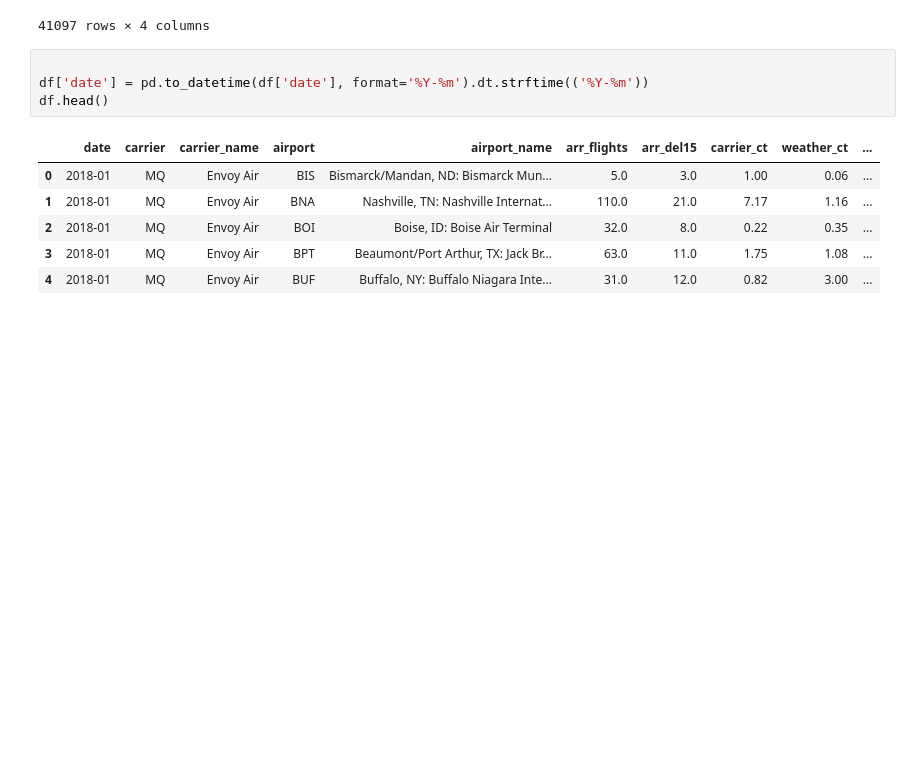
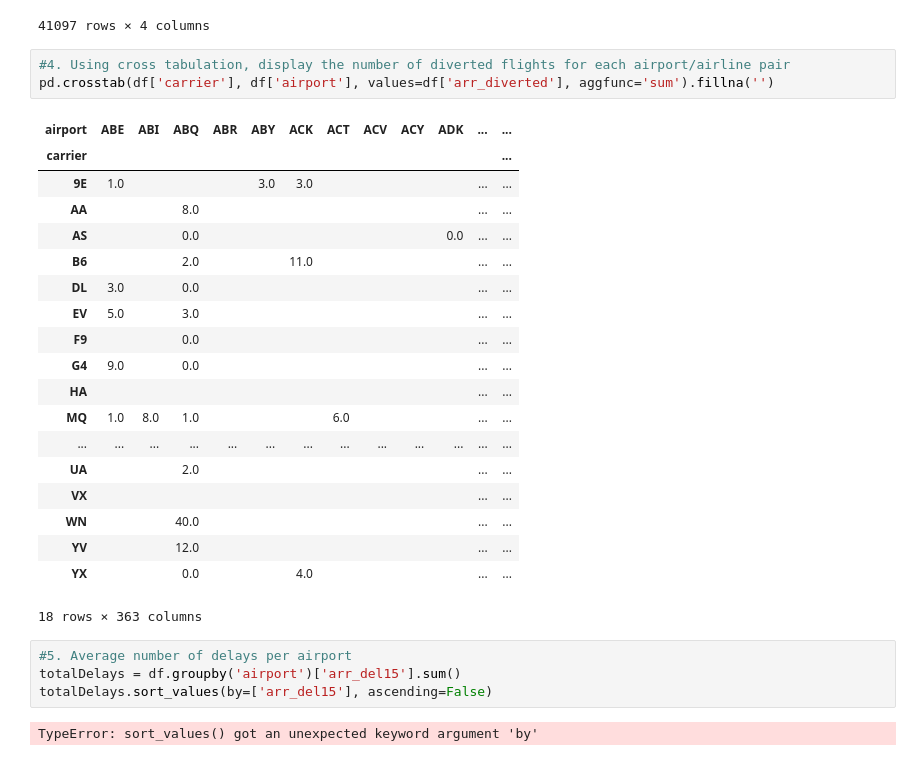
Before and after one commit to Davis-Data-Science-Club/Pandas-Tutorial, a Jupyter notebook: airline_delays_analysis.ipynb, the cells around one changed output. Cells and saved outputs as stored; diff of their text form; blank space fills up the shorter version.

```diff
--- a/airline_delays_analysis.ipynb
+++ b/airline_delays_analysis.ipynb
@@ -269,14 +273,32 @@ worstServices.sort_values(by=['arr_cancelled', 'arr_del15'], ascending=False)
 | 41079 | MSY | Envoy Air | 0.0 | 0.0 |
 | 41080 | MTJ | Envoy Air | 0.0 | 0.0 |
 41097 rows × 4 columns
-# %%
-
-df['date'] = pd.to_datetime(df['date'], format='%Y-%m').dt.strftime(('%Y-%m'))
-df.head()
-# %% [output]
-|  | date | carrier | carrier_name | airport | airport_name | arr_flights | arr_del15 | carrier_ct | weather_ct | ... |
-| 0 | 2018-01 | MQ | Envoy Air | BIS | Bismarck/Mandan, ND: Bismarck Mun... | 5.0 | 3.0 | 1.00 | 0.06 | ... |
-| 1 | 2018-01 | MQ | Envoy Air | BNA | Nashville, TN: Nashville Internat... | 110.0 | 21.0 | 7.17 | 1.16 | ... |
-| 2 | 2018-01 | MQ | Envoy Air | BOI | Boise, ID: Boise Air Terminal | 32.0 | 8.0 | 0.22 | 0.35 | ... |
-| 3 | 2018-01 | MQ | Envoy Air | BPT | Beaumont/Port Arthur, TX: Jack Br... | 63.0 | 11.0 | 1.75 | 1.08 | ... |
-| 4 | 2018-01 | MQ | Envoy Air | BUF | Buffalo, NY: Buffalo Niagara Inte... | 31.0 | 12.0 | 0.82 | 3.00 | ... |
+# %%
+#4. Using cross tabulation, display the number of diverted flights for each airport/airline pair
+pd.crosstab(df['carrier'], df['airport'], values=df['arr_diverted'], aggfunc='sum').fillna('')
+# %% [output]
+| airport | ABE | ABI | ABQ | ABR | ABY | ACK | ACT | ACV | ACY | ADK | ... | ... |
+| carrier |  |  |  |  |  |  |  |  |  |  |  | ... |
+| 9E | 1.0 |  |  |  | 3.0 | 3.0 |  |  |  |  | ... | ... |
+| AA |  |  | 8.0 |  |  |  |  |  |  |  | ... | ... |
+| AS |  |  | 0.0 |  |  |  |  |  |  | 0.0 | ... | ... |
+| B6 |  |  | 2.0 |  |  | 11.0 |  |  |  |  | ... | ... |
+| DL | 3.0 |  | 0.0 |  |  |  |  |  |  |  | ... | ... |
+| EV | 5.0 |  | 3.0 |  |  |  |  |  |  |  | ... | ... |
+| F9 |  |  | 0.0 |  |  |  |  |  |  |  | ... | ... |
+| G4 | 9.0 |  | 0.0 |  |  |  |  |  |  |  | ... | ... |
+| HA |  |  |  |  |  |  |  |  |  |  | ... | ... |
+| MQ | 1.0 | 8.0 | 1.0 |  |  |  | 6.0 |  |  |  | ... | ... |
+| ... | ... | ... | ... | ... | ... | ... | ... | ... | ... | ... | ... | ... |
+| UA |  |  | 2.0 |  |  |  |  |  |  |  | ... | ... |
+| VX |  |  |  |  |  |  |  |  |  |  | ... | ... |
+| WN |  |  | 40.0 |  |  |  |  |  |  |  | ... | ... |
+| YV |  |  | 12.0 |  |  |  |  |  |  |  | ... | ... |
+| YX |  |  | 0.0 |  |  | 4.0 |  |  |  |  | ... | ... |
+18 rows × 363 columns
+# %%
+#5. Average number of delays per airport
+totalDelays = df.groupby('airport')['arr_del15'].sum()
+totalDelays.sort_values(by=['arr_del15'], ascending=False)
+# %% [output]
+TypeError: sort_values() got an unexpected keyword argument 'by'
```
Also changed, not shown: parts of 5 cells of this notebook, 1 other file.
